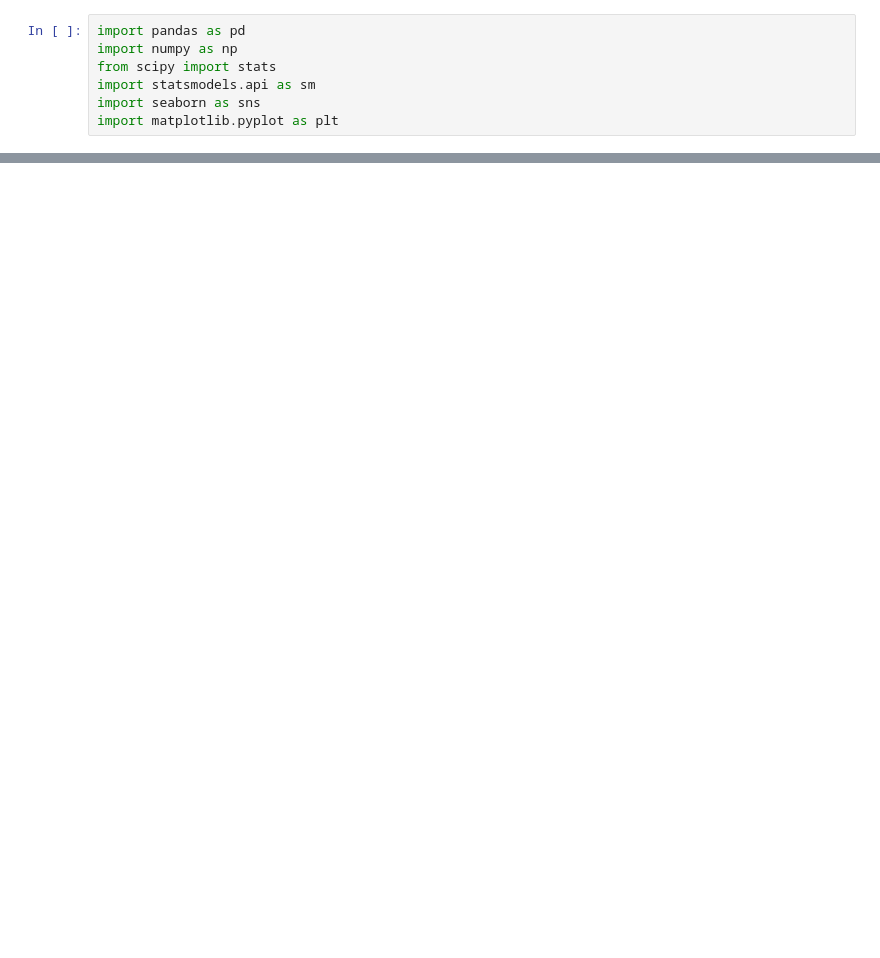
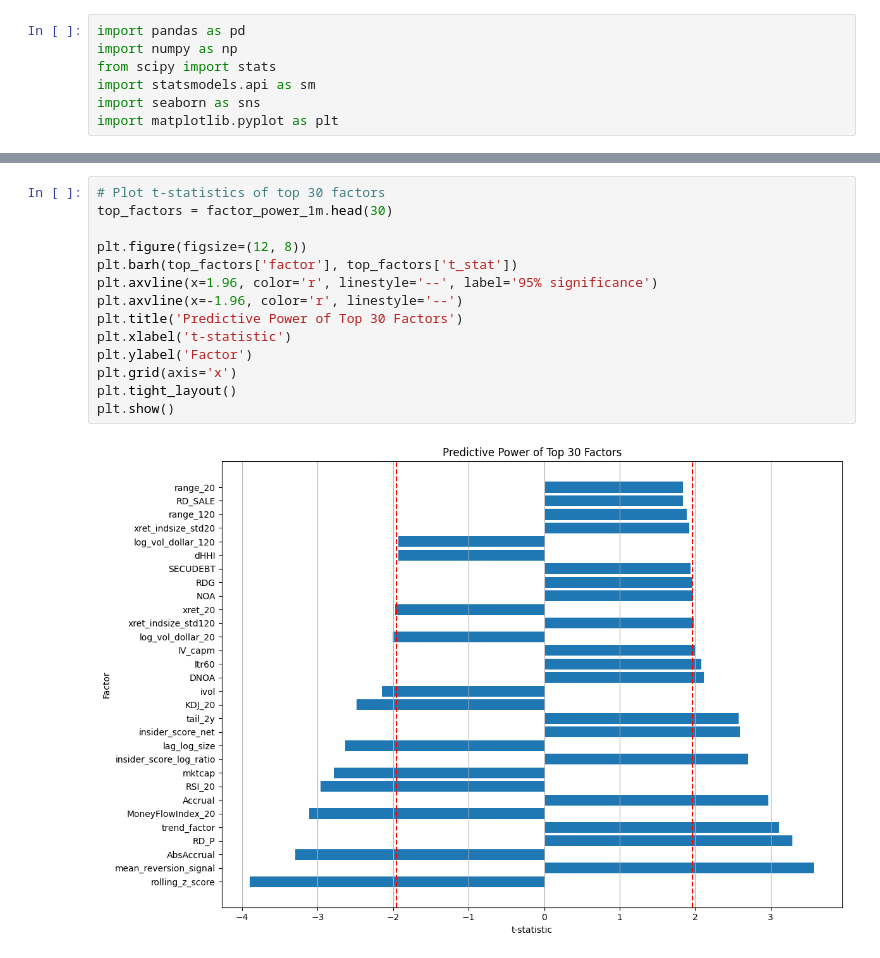
Before and after one commit to lesterholsterr/equity-factor-model, a Jupyter notebook: factor_selection.ipynb, the cells around one changed output, grey strips where cells are left out. Drawn from its saved outputs; the diff is of its cells as text; blank space fills up the shorter version.

```diff
--- a/factor_selection.ipynb
+++ b/factor_selection.ipynb
@@ -90,0 +109,16 @@ def calculate_univariate_power(data, factor_cols):
+# %%
+# Plot t-statistics of top 30 factors
+top_factors = factor_power_1m.head(30)
+
+plt.figure(figsize=(12, 8))
+plt.barh(top_factors['factor'], top_factors['t_stat'])
+plt.axvline(x=1.96, color='r', linestyle='--', label='95% significance')
+plt.axvline(x=-1.96, color='r', linestyle='--')
+plt.title('Predictive Power of Top 30 Factors')
+plt.xlabel('t-statistic')
+plt.ylabel('Factor')
+plt.grid(axis='x')
+plt.tight_layout()
+plt.show()
+# %% [output]
+[figure, added]
```
Also changed, not shown: parts of 29 cells of this notebook, 3 other files.
